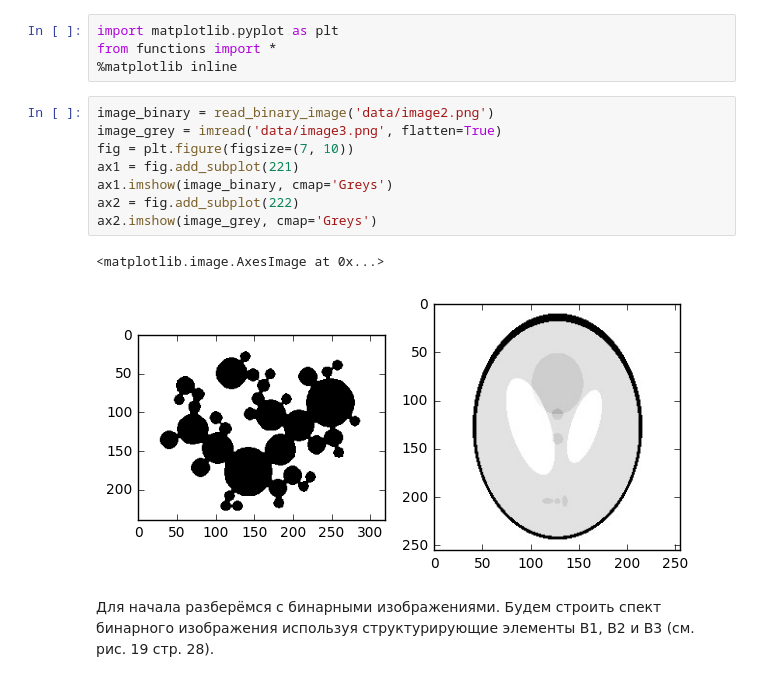
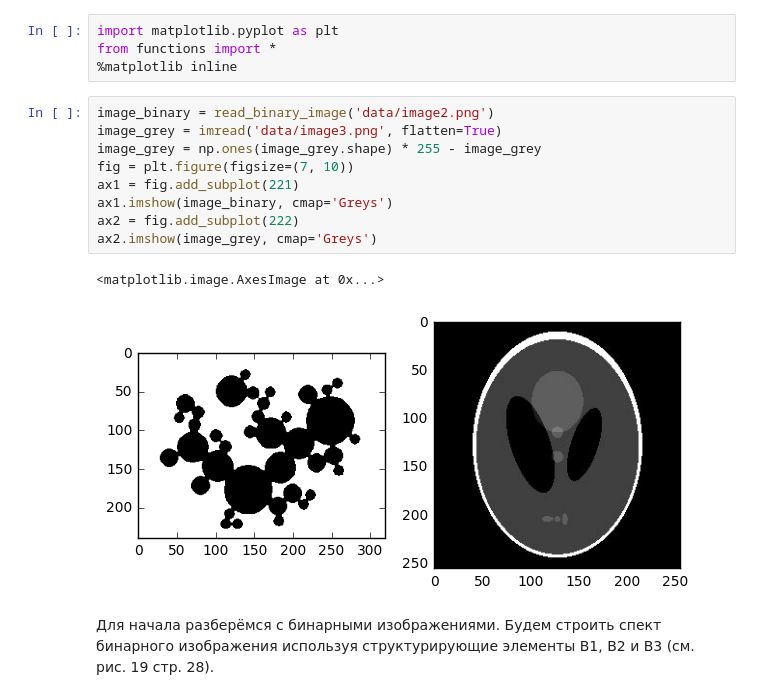
Before and after one commit to YRustt/B16-17-DIPA, a Jupyter notebook: lab4.ipynb, the cells around one changed output. Saved outputs shown, nothing was run; the diff lists cells and outputs as text.

```diff
--- a/lab4.ipynb
+++ b/lab4.ipynb
@@ -9,14 +9,15 @@ from functions import *
 # %%
 image_binary = read_binary_image('data/image2.png')
 image_grey = imread('data/image3.png', flatten=True)
+image_grey = np.ones(image_grey.shape) * 255 - image_grey
 fig = plt.figure(figsize=(7, 10))
 ax1 = fig.add_subplot(221)
 ax1.imshow(image_binary, cmap='Greys')
 ax2 = fig.add_subplot(222)
 ax2.imshow(image_grey, cmap='Greys')
 # %% [output]
 <matplotlib.image.AxesImage at 0x...>
-[figure, old version]
+[figure, new version]
 # %% [markdown]
 Для начала разберёмся с бинарными изображениями. Будем строить спект бинарного изображения используя структурирующие элементы B1, B2 и B3 (см. рис. 19 стр. 28).
 # %%
```
Also changed, not shown: parts of 4 cells of this notebook.
